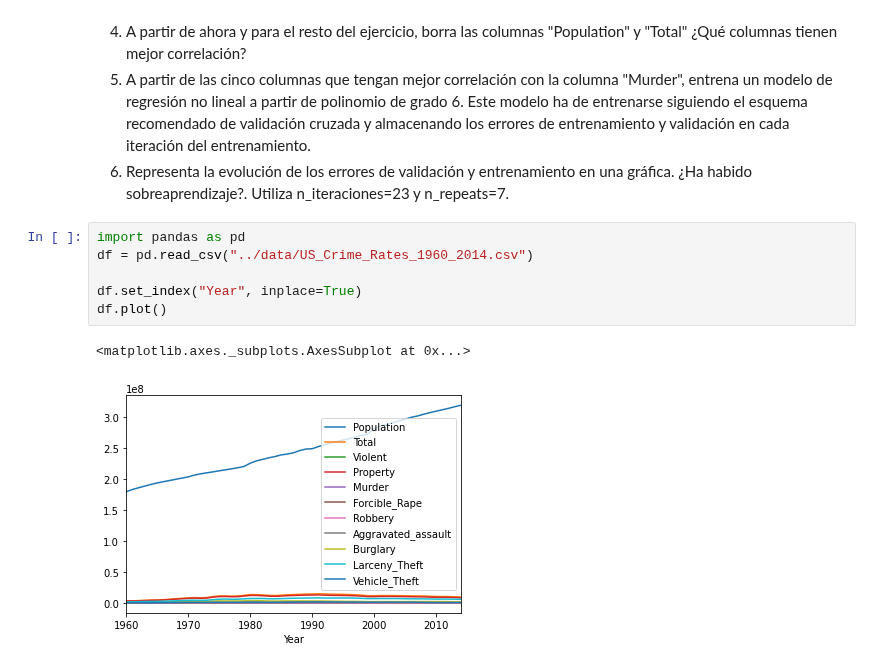
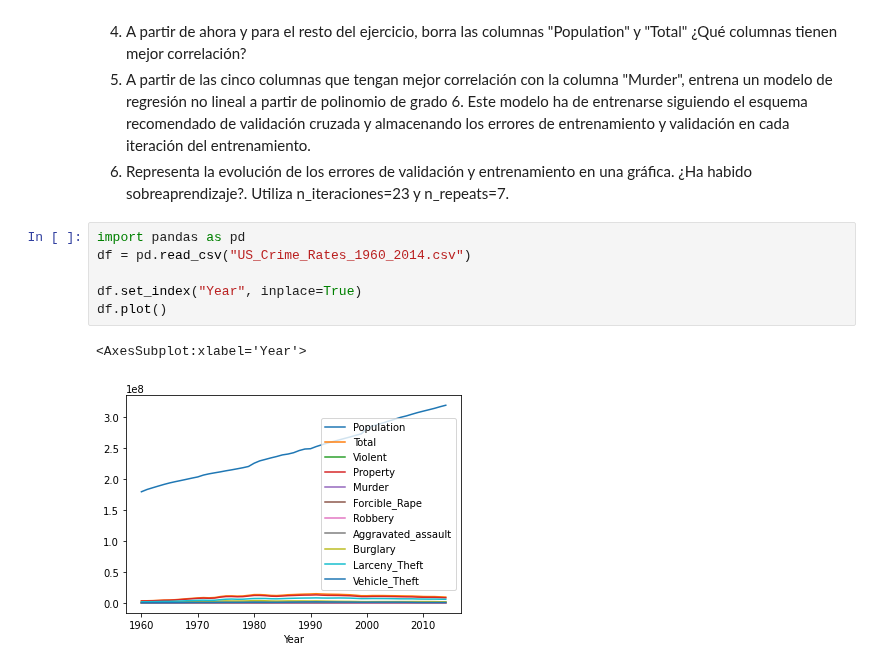
Before and after one commit to Garcipaldis/bridge_datascience_JorgeGarcia, a Jupyter notebook: Excercises/W10D1/3.crime.ipynb, the cells around one changed output. Cells and saved outputs as stored; diff of their text form.

Commit message:
Tarea Crimes completada

```diff
--- a/Excercises/W10D1/3.crime.ipynb
+++ b/Excercises/W10D1/3.crime.ipynb
@@ -11,10 +11,10 @@ A partir del fichero "US_Crime_Rates_1960_2014", se pide:
 6. Representa la evolución de los errores de validación y entrenamiento en una gráfica. ¿Ha habido sobreaprendizaje?. Utiliza n_iteraciones=23 y n_repeats=7.
 # %%
 import pandas as pd
-df = pd.read_csv("../data/US_Crime_Rates_1960_2014.csv")
+df = pd.read_csv("US_Crime_Rates_1960_2014.csv")
 
 df.set_index("Year", inplace=True)
 df.plot()
 # %% [output]
-<matplotlib.axes._subplots.AxesSubplot at 0x...>
+<AxesSubplot:xlabel='Year'>
-[figure, old version]
+[figure, new version]
```
Also changed, not shown: parts of 12 cells of this notebook, 15 other files.
